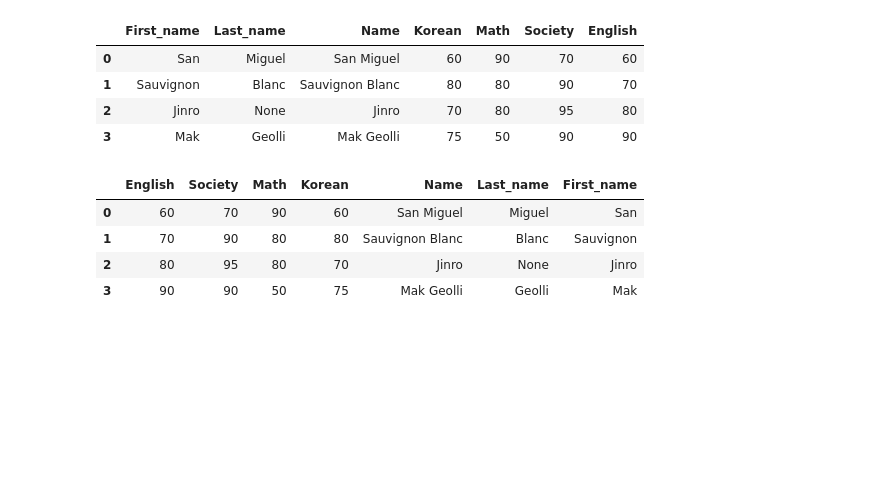
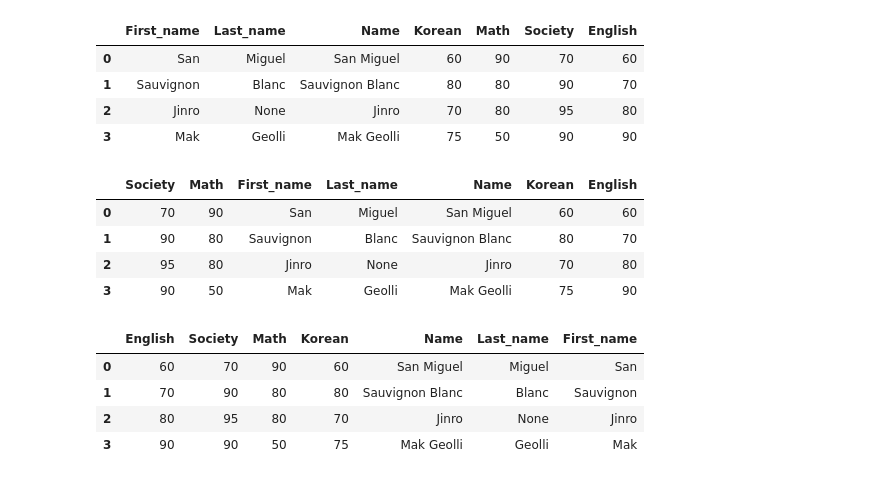
Before and after one commit to fairydragon4/fairydragon4, a Jupyter notebook: 03-2. Pandas 편집.ipynb, the cells around one changed output. Cells and saved outputs as stored; diff of their text form; code cells hidden in the pictures; blank space fills up the shorter version.

```diff
--- a/03-2. Pandas 편집.ipynb
+++ b/03-2. Pandas 편집.ipynb
@@ -204,6 +214,16 @@ df2
 | 1 | Sauvignon | Blanc | Sauvignon Blanc | 80 | 80 | 90 | 70 |
 | 2 | Jinro | None | Jinro | 70 | 80 | 95 | 80 |
 | 3 | Mak | Geolli | Mak Geolli | 75 | 50 | 90 | 90 |
+# %%
+# 이렇게도 가능하지만,,,너무 복잡한듯
+col = ['Society', 'Math']
+pd.concat([df2[col], df2[[x for x in df2.columns if x not in col]]], axis=1)
+# %% [output]
+|  | Society | Math | First_name | Last_name | Name | Korean | English |
+| 0 | 70 | 90 | San | Miguel | San Miguel | 60 | 60 |
+| 1 | 90 | 80 | Sauvignon | Blanc | Sauvignon Blanc | 80 | 70 |
+| 2 | 95 | 80 | Jinro | None | Jinro | 70 | 80 |
+| 3 | 90 | 50 | Mak | Geolli | Mak Geolli | 75 | 90 |
 # %%
 # 컬럼 순서를 거꾸로
 df2 = df2[reversed(df2.columns)]
```
Also changed, not shown: parts of 15 cells of this notebook.
